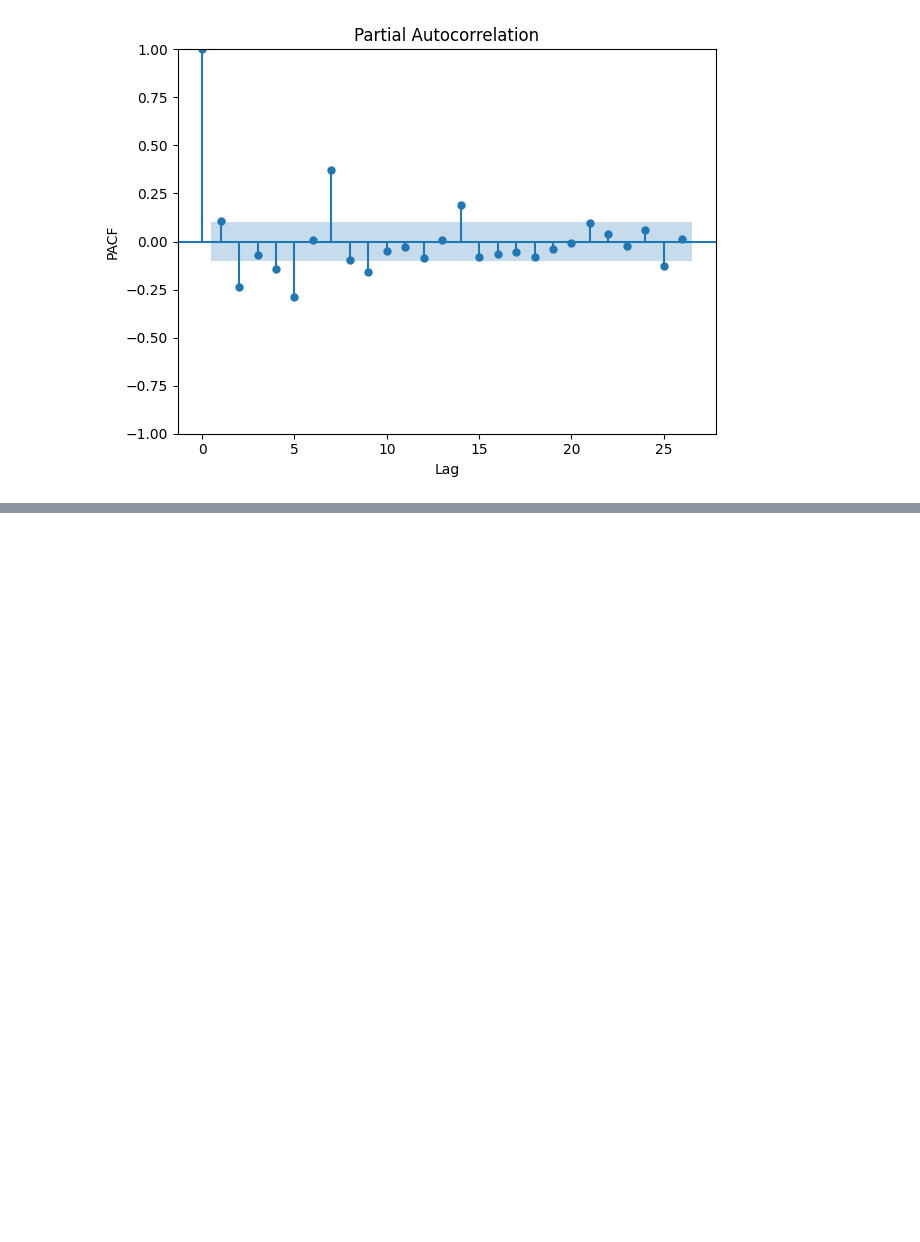
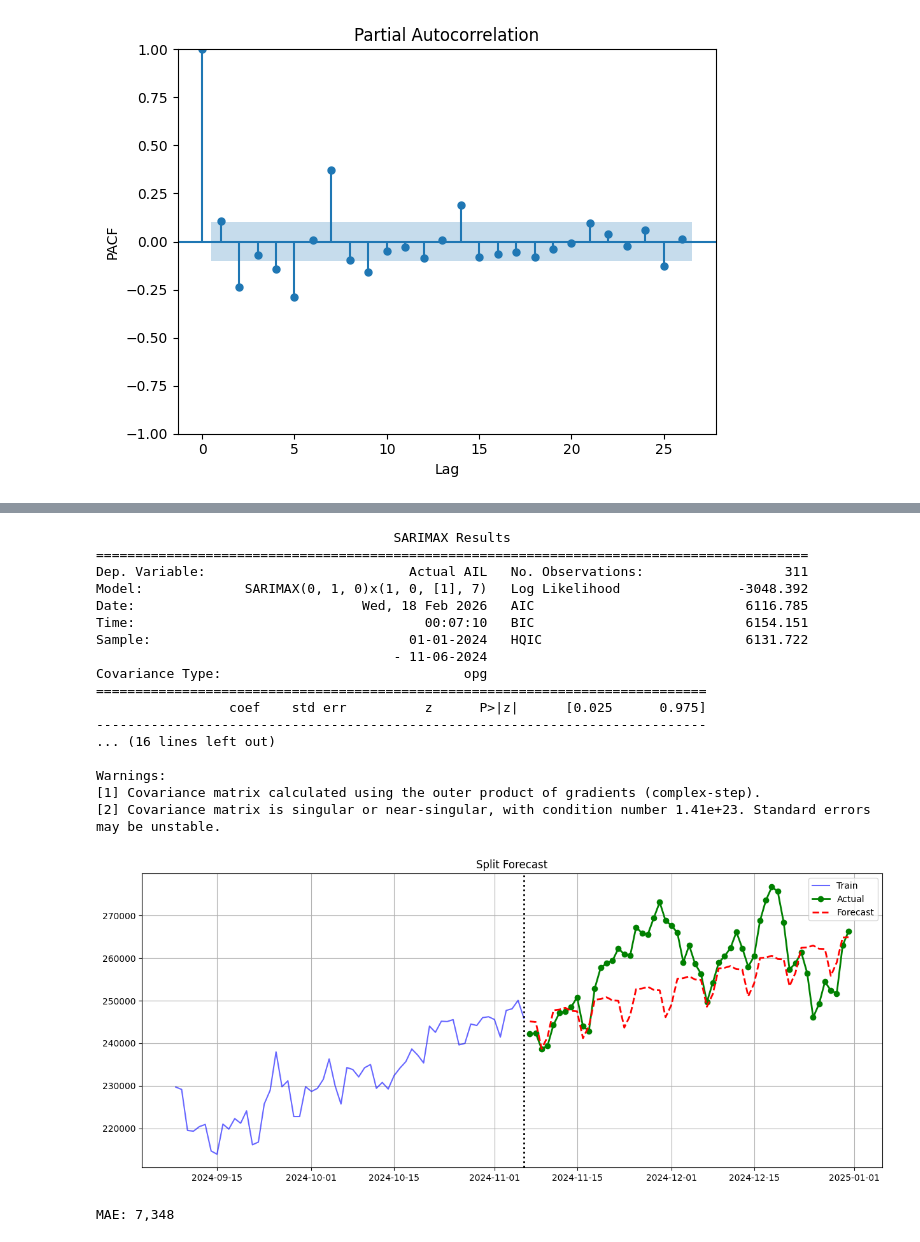
Before and after one commit to rchlmlngt/Alberta-Power-Market-Analysis, a Jupyter notebook: DemandForecast.ipynb, the cells around one changed output, grey strips where cells are left out. Cells and saved outputs as stored; diff of their text form; code cells hidden in the pictures; blank space fills up the shorter version.

```diff
--- a/DemandForecast.ipynb
+++ b/DemandForecast.ipynb
@@ -232,0 +181,55 @@ MAE: 7,407
+# %%
+############################# SARIMAX Model #####################################
+# A function to extract exogenous variables
+def dayVar(data):
+    """
+    :param data: Series with DatetimeIndex
+    :return: DataFrame with day of the week dummies
+    """
+    # Convert index to DatetimeIndex if needed
+    if not isinstance(data.index, pd.DatetimeIndex):
+        data = data.copy()
+        data.index = pd.to_datetime(data.index)
+    df = pd.DataFrame(index=data.index)
+    df['Day'] = data.index.dayofweek
+
+    # Dummy variable
+    dayDum = pd.get_dummies(df['Day'])
+    return dayDum
+
+print(dayVar(demand_data).head())
+
+train, test = split_point(demand_data, 0.85)
+# Create exog data
+exog_train = dayVar(train)
+exog_test = dayVar(test)
+
+model2 = SARIMAX(
+    train,
+    exog=exog_train,
+    order = (0, 1, 0),
+    seasonal_order=(1, 0, 1, 7),
+)
+
+results2 = model2.fit()
+print(results2.summary())
+
+# Forecast
+forecast2 = results2.forecast(steps=len(test), exog=exog_test)
+forecast2.index = test.index
+
+# Plot
+plt.figure(figsize=(15, 6))
+plt.plot(train.index[-60:], train.values[-60:], 'b-', label='Train', alpha=0.6)
+plt.plot(test.index, test.values, 'go-', label='Actual', linewidth=2)
+plt.plot(forecast2.index, forecast2.values, 'r--', label='Forecast', linewidth=2)
+plt.axvline(train.index[-1], color='black', linestyle=':', linewidth=2)
+plt.legend()
+plt.title('Split Forecast')
+plt.grid(True)
+plt.show()
+
+# Accuracy
+from sklearn.metrics import mean_absolute_error
+print(f"\nMAE: {mean_absolute_error(test, forecast2):,.0f}")
+# %% [output]
@@ -232,0 +243,19 @@ MAE: 7,407
+                                      SARIMAX Results
+===========================================================================================
+Dep. Variable:                          Actual AIL   No. Observations:                  311
+Model:             SARIMAX(0, 1, 0)x(1, 0, [1], 7)   Log Likelihood               -3048.392
+Date:                             Wed, 18 Feb 2026   AIC                           6116.785
+Time:                                     00:07:10   BIC                           6154.151
+Sample:                                 01-01-2024   HQIC                          6131.722
+                                      - 11-06-2024
+Covariance Type:                               opg
+==============================================================================
+                 coef    std err          z      P>|z|      [0.025      0.975]
+------------------------------------------------------------------------------
+... (16 lines left out)
+
+Warnings:
+[1] Covariance matrix calculated using the outer product of gradients (complex-step).
+[2] Covariance matrix is singular or near-singular, with condition number 1.41e+23. Standard errors may be unstable.
+[figure, added]
+MAE: 7,348
```
Also changed, not shown: parts of 6 cells of this notebook.
